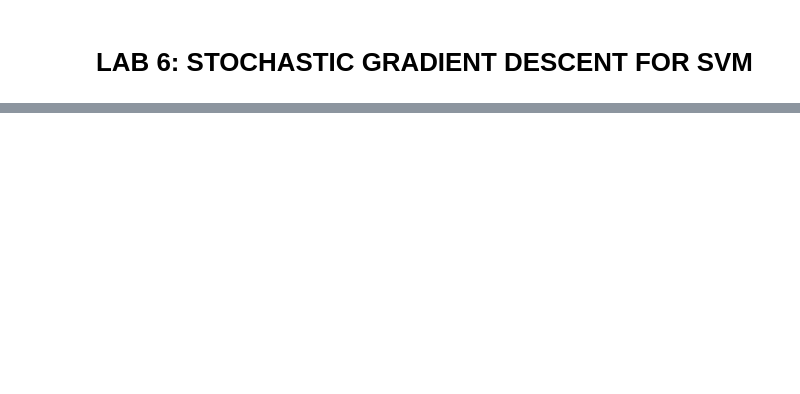
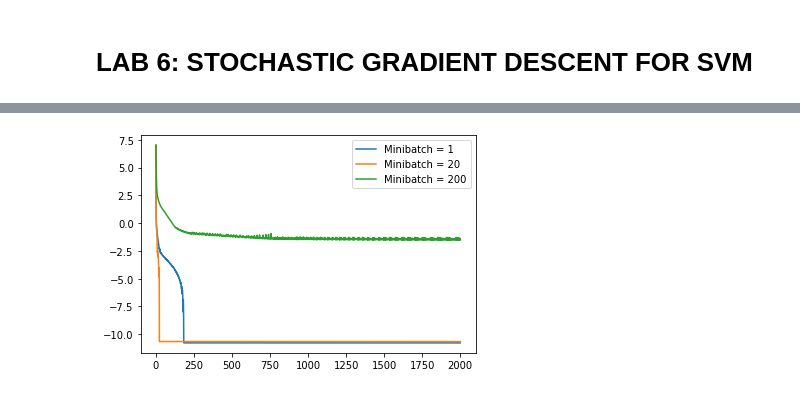
Before and after one commit to Vol0kin/OPT, a Jupyter notebook: Labs/Lab6/Lab_6.ipynb, the cells around one changed output, grey strips where cells are left out. Drawn from its saved outputs; the diff is of its cells as text; code cells hidden in the pictures; blank space fills up the shorter version.

```diff
--- a/Labs/Lab6/Lab_6.ipynb
+++ b/Labs/Lab6/Lab_6.ipynb
@@ -78,2 +89,2 @@ plot_sample(X, y)
 # %%
-w, b = stochastic_gradient_descent(X, y, batch_size=1, n_epochs=2000, mu_increment=1)
+w, b, log_f_values_1 = stochastic_gradient_descent(X, y, batch_size=1, n_epochs=2000)
@@ -88,0 +109,9 @@ plot_sample(X, y, w, b)
+# %%
+plt.plot(np.arange(len(log_f_values_1)), log_f_values_1, label='Minibatch = 1')
+plt.plot(np.arange(len(log_f_values_20)), log_f_values_20, label='Minibatch = 20')
+plt.plot(np.arange(len(log_f_values_200)), log_f_values_200, label='Minibatch = 200')
+
+plt.legend()
+plt.show()
+# %% [output]
+[figure, added]
```
Also changed, not shown: parts of 6 cells of this notebook.
